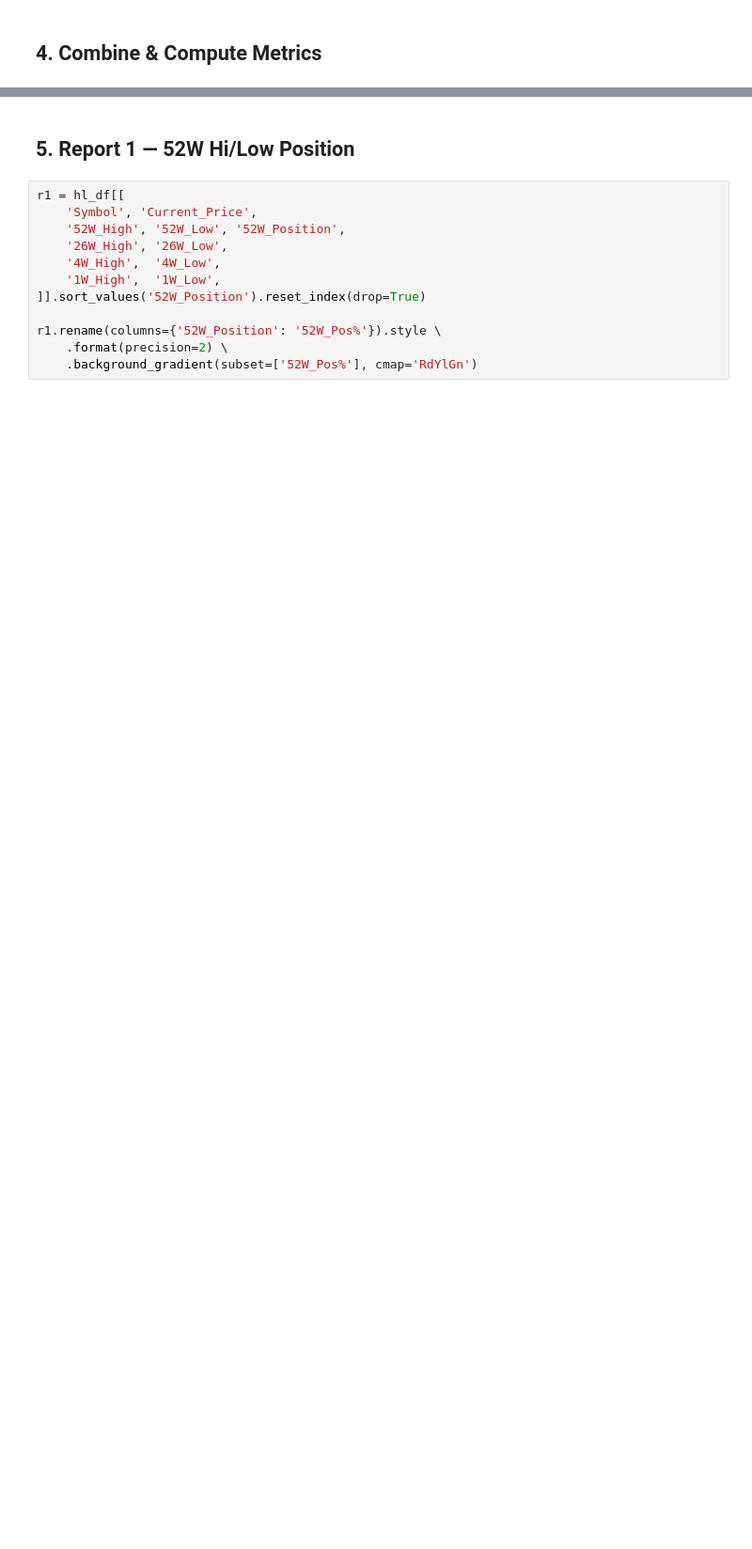
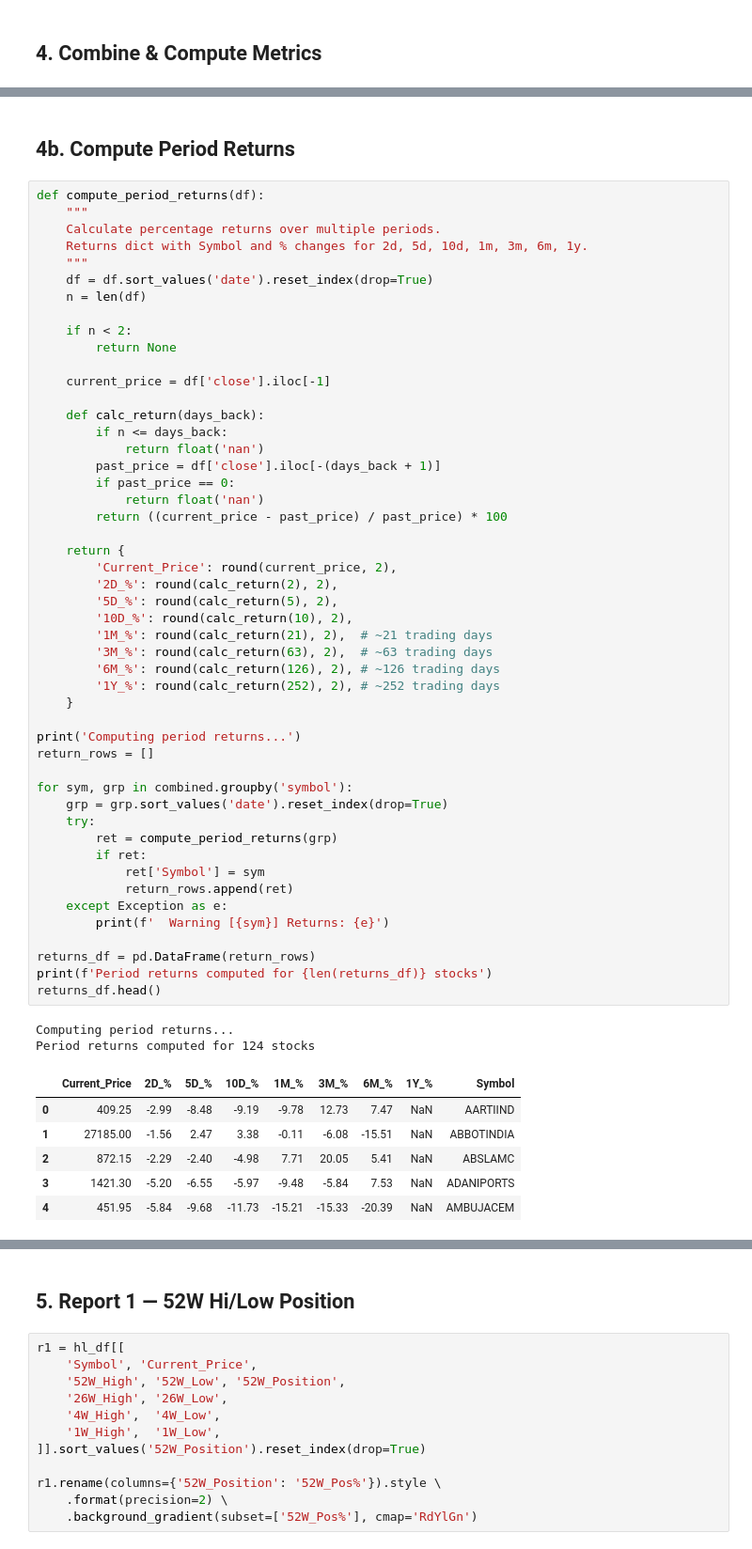
Before and after one commit to rite2babu/NSE-Analysis, a Jupyter notebook: NSE_Analysis.ipynb, the cells around one changed output, grey strips where cells are left out. Shown at 94% size. Saved outputs shown, nothing was run; the diff lists cells and outputs as text; blank space fills up the shorter version.

```diff
--- a/NSE_Analysis.ipynb
+++ b/NSE_Analysis.ipynb
@@ -237,0 +263,60 @@ print(f'Metrics: {len(hl_df)} HL, {len(cross_df)} crossovers, {len(macd_df)} MAC
+# %% [markdown]
+## 4b. Compute Period Returns
+# %%
+def compute_period_returns(df):
+    """
+    Calculate percentage returns over multiple periods.
+    Returns dict with Symbol and % changes for 2d, 5d, 10d, 1m, 3m, 6m, 1y.
+    """
+    df = df.sort_values('date').reset_index(drop=True)
+    n = len(df)
+
+    if n < 2:
+        return None
+
+    current_price = df['close'].iloc[-1]
+
+    def calc_return(days_back):
+        if n <= days_back:
+            return float('nan')
+        past_price = df['close'].iloc[-(days_back + 1)]
+        if past_price == 0:
+            return float('nan')
+        return ((current_price - past_price) / past_price) * 100
+
+    return {
+        'Current_Price': round(current_price, 2),
+        '2D_%': round(calc_return(2), 2),
+        '5D_%': round(calc_return(5), 2),
+        '10D_%': round(calc_return(10), 2),
+        '1M_%': round(calc_return(21), 2),  # ~21 trading days
+        '3M_%': round(calc_return(63), 2),  # ~63 trading days
+        '6M_%': round(calc_return(126), 2), # ~126 trading days
+        '1Y_%': round(calc_return(252), 2), # ~252 trading days
+    }
+
+print('Computing period returns...')
+return_rows = []
+
+for sym, grp in combined.groupby('symbol'):
+    grp = grp.sort_values('date').reset_index(drop=True)
+    try:
+        ret = compute_period_returns(grp)
+        if ret:
+            ret['Symbol'] = sym
+            return_rows.append(ret)
+    except Exception as e:
+        print(f'  Warning [{sym}] Returns: {e}')
+
+returns_df = pd.DataFrame(return_rows)
+print(f'Period returns computed for {len(returns_df)} stocks')
+returns_df.head()
+# %% [output]
+Computing period returns...
+Period returns computed for 124 stocks
+|  | Current_Price | 2D_% | 5D_% | 10D_% | 1M_% | 3M_% | 6M_% | 1Y_% | Symbol |
+| 0 | 409.25 | -2.99 | -8.48 | -9.19 | -9.78 | 12.73 | 7.47 | NaN | AARTIIND |
+| 1 | 27185.00 | -1.56 | 2.47 | 3.38 | -0.11 | -6.08 | -15.51 | NaN | ABBOTINDIA |
+| 2 | 872.15 | -2.29 | -2.40 | -4.98 | 7.71 | 20.05 | 5.41 | NaN | ABSLAMC |
+| 3 | 1421.30 | -5.20 | -6.55 | -5.97 | -9.48 | -5.84 | 7.53 | NaN | ADANIPORTS |
+| 4 | 451.95 | -5.84 | -9.68 | -11.73 | -15.21 | -15.33 | -20.39 | NaN | AMBUJACEM |
```
Also changed, not shown: parts of 30 cells of this notebook, 6 other files.
